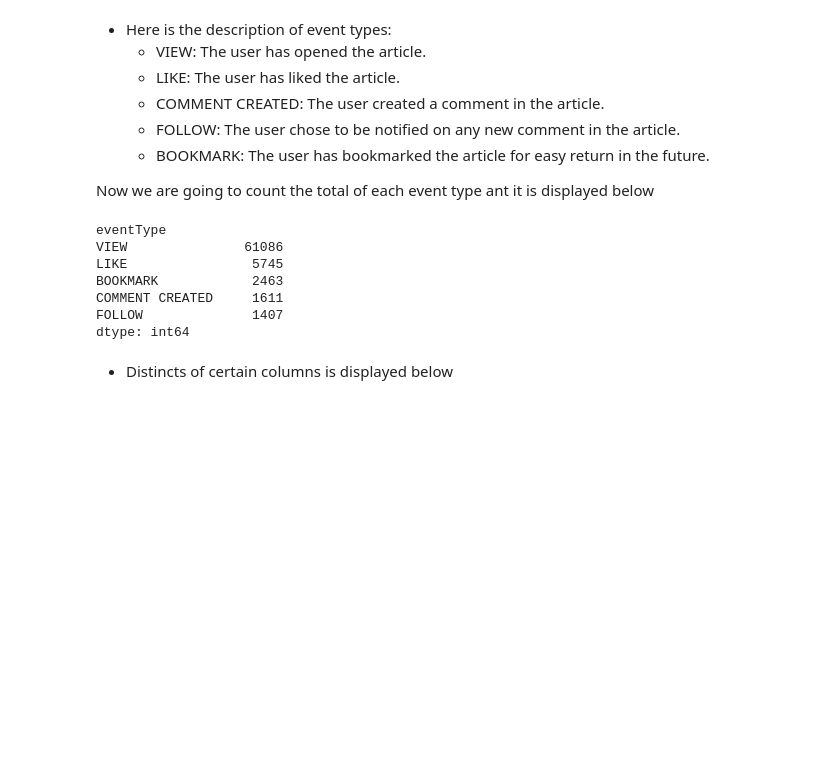
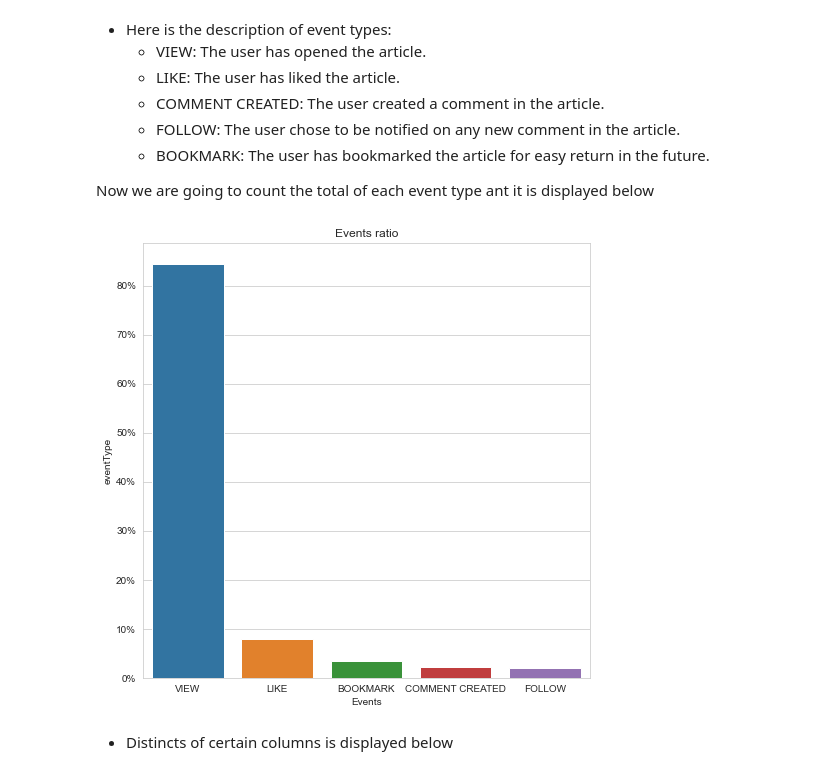
Before and after one commit to Vasanthagokul/Recommendation-System-Analysis, a Jupyter notebook: Complete_Project_Analysis_EDA_Recommendation_System.ipynb, the cells around one changed output. Drawn from its saved outputs; the diff is of its cells as text; code cells hidden in the pictures; blank space fills up the shorter version.

```diff
--- a/Complete_Project_Analysis_EDA_Recommendation_System.ipynb
+++ b/Complete_Project_Analysis_EDA_Recommendation_System.ipynb
@@ -498,3 +533,31 @@ Image(filename='recall.png')
+# %%
+def myPlot(x,y,xLable,yLable,title,figsize,type):
+    '''
+        Takes in the series of data x and y along with the XLables, YLables, Title, Figure Size and Type of the chart to plot and plots the chart
+
+        Input:
+            x -> pandas series
+            y -> pandas series
+            XLable -> string corresponding to the lable for X Axis
+            YLable -> string corresponding to the lable for Y Axis
+            Title -> string corresponding to the Title of the graph
+            Figure Size -> Size of the intended graph
+            Type -> chart type
+        Output:
+            Plots the graph
+    '''
+    sns.set_style('whitegrid')
+    fig,axes = plt.subplots(figsize=figsize)
+    axes.yaxis.set_major_formatter(mtick.PercentFormatter())
+    axes.set_xlabel(xLable)
+    axes.set_ylabel(yLable)
+    if(title!=None):
+        axes.set_title(title)
+    if(type=='bar'):
+        sns.barplot(x=x,y=y,ax=axes)
+    if(type=='line'):
+        sns.lineplot(x=x,y=y,ax=axes,sort=False)
+    plt.show()
 # %%
 import pandas as pd
 from datetime import datetime
@@ -552,16 +622,15 @@ print('# of interactions (iOS native app): \t%d' % ios_count)
     * BOOKMARK: The user has bookmarked the article for easy return in the future.
 
 Now we are going to count the total of each event type ant it is displayed below
-# %%
-interactions_df.groupby('eventType').size().sort_values(ascending=False)
-# %% [output]
-eventType
-VIEW               61086
-LIKE                5745
-BOOKMARK            2463
-COMMENT CREATED     1611
-FOLLOW              1407
-dtype: int64
+# %%
+xPlatform, yPlatform = getCount(interactions_df["eventType"])
+myPlot(xPlatform, yPlatform, xLable="Events", yLable="% Percentage", title="Events ratio",figsize=(8,8),type='bar')
+
+
+
+#interactions_df.groupby('eventType').size().sort_values(ascending=False)
+# %% [output]
+[figure, added]
 # %% [markdown]
 + Distincts of certain columns is displayed below
 # %%
```
Also changed, not shown: parts of 16 cells of this notebook.
